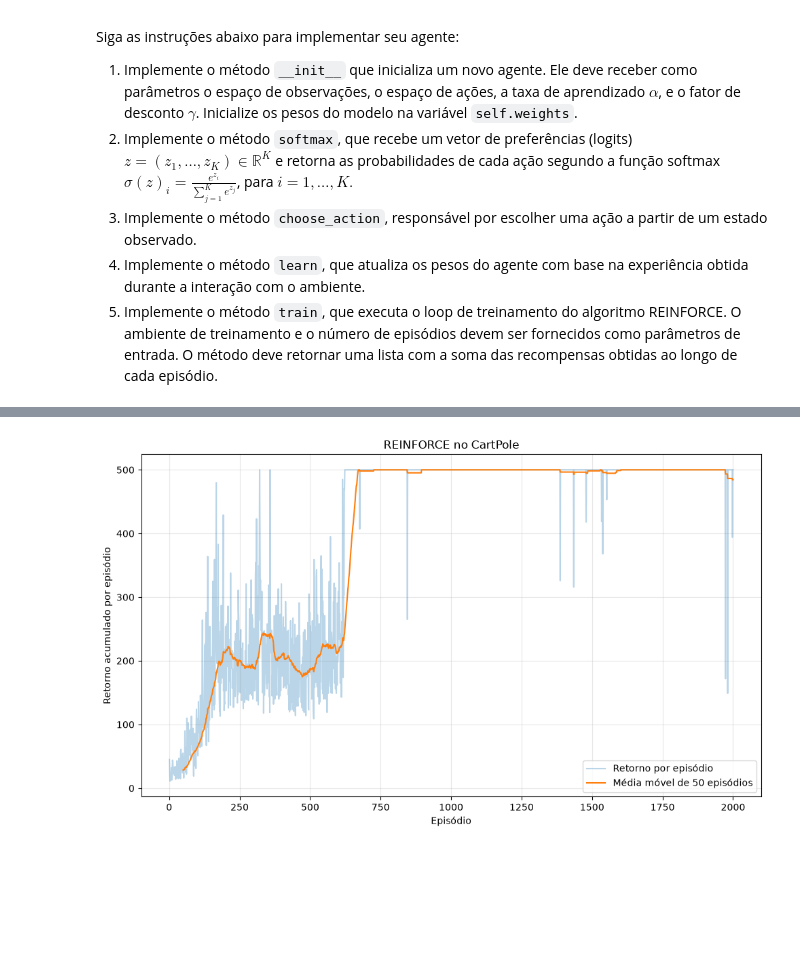
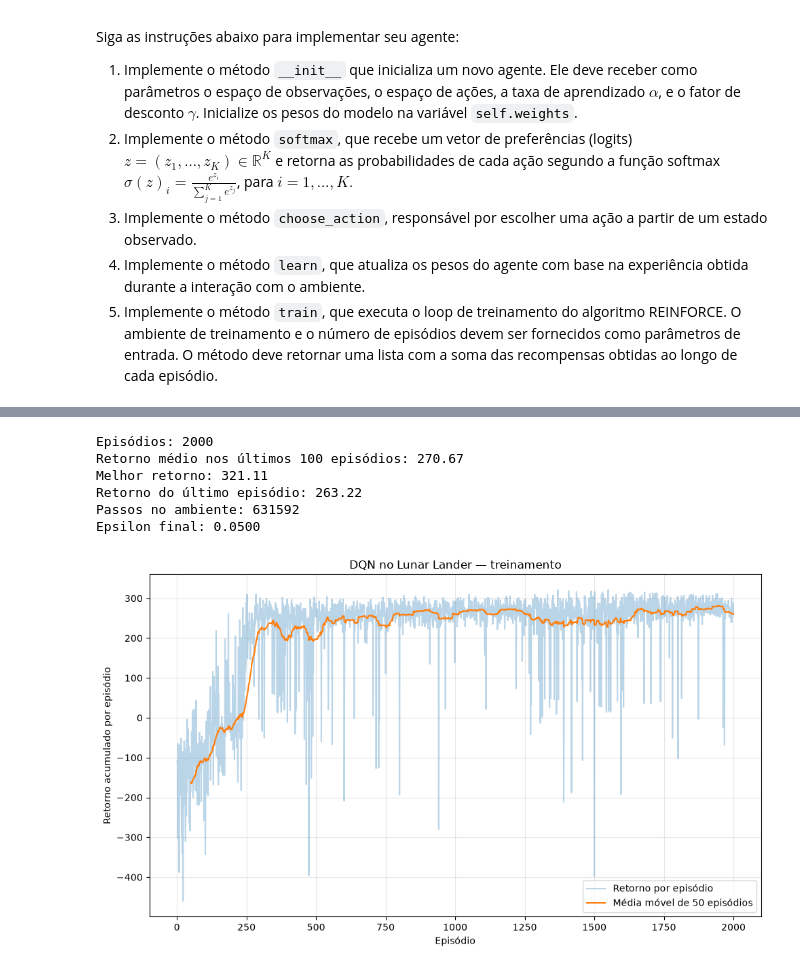
Before and after one commit to Julialunna/dqn-lunar-lander, a Jupyter notebook: dqn_lunar_lander.ipynb, the cells around one changed output, grey strips where cells are left out. Cells and saved outputs as stored; diff of their text form; code cells hidden in the pictures; blank space fills up the shorter version.

Commit message:
training with 2000 episodes

```diff
--- a/dqn_lunar_lander.ipynb
+++ b/dqn_lunar_lander.ipynb
@@ -165,19 +239,35 @@ env.close()
-# %%
-window = 50
-returns = np.asarray(reinforce_returns, dtype=float)
-episodes = np.arange(1, len(returns) + 1)
-moving_average = np.convolve(returns, np.ones(window) / window, mode="valid")
-
-fig, ax = plt.subplots(figsize=(10, 6))
-ax.plot(episodes, returns, alpha=0.3, label="Retorno por episódio")
-ax.plot(episodes[window - 1:], moving_average,
-        label=f"Média móvel de {window} episódios")
-ax.set_title("REINFORCE no CartPole")
-ax.set_xlabel("Episódio")
-ax.set_ylabel("Retorno acumulado por episódio")
-ax.legend()
-ax.grid(True, alpha=0.3)
-fig.tight_layout()
-plt.show()
-# %% [output]
-[figure, removed]
+# %%
+# Resultados do treinamento (com exploração epsilon-greedy).
+returns = np.asarray(dqn_returns, dtype=float)
+last_n = min(100, len(returns))
+
+print(f"Episódios: {len(returns)}")
+print(f"Retorno médio nos últimos {last_n} episódios: {returns[-last_n:].mean():.2f}")
+print(f"Melhor retorno: {returns.max():.2f}")
+print(f"Retorno do último episódio: {returns[-1]:.2f}")
+print(f"Passos no ambiente: {dqn_agent.current_step}")
+print(f"Epsilon final: {dqn_agent.epsilon:.4f}")
+
+window = min(50, len(returns))
+episodes = np.arange(1, len(returns) + 1)
+moving_average = np.convolve(returns, np.ones(window) / window, mode="valid")
+
+fig, ax = plt.subplots(figsize=(10, 6))
+ax.plot(episodes, returns, alpha=0.3, label="Retorno por episódio")
+ax.plot(episodes[window - 1:], moving_average,
+        label=f"Média móvel de {window} episódios")
+ax.set_title("DQN no Lunar Lander — treinamento")
+ax.set_xlabel("Episódio")
+ax.set_ylabel("Retorno acumulado por episódio")
+ax.legend()
+ax.grid(True, alpha=0.3)
+fig.tight_layout()
+plt.show()
+# %% [output]
+Episódios: 2000
+Retorno médio nos últimos 100 episódios: 270.67
+Melhor retorno: 321.11
+Retorno do último episódio: 263.22
+Passos no ambiente: 631592
+Epsilon final: 0.0500
+[figure, added]
```
Also changed, not shown: parts of 2 cells of this notebook.
